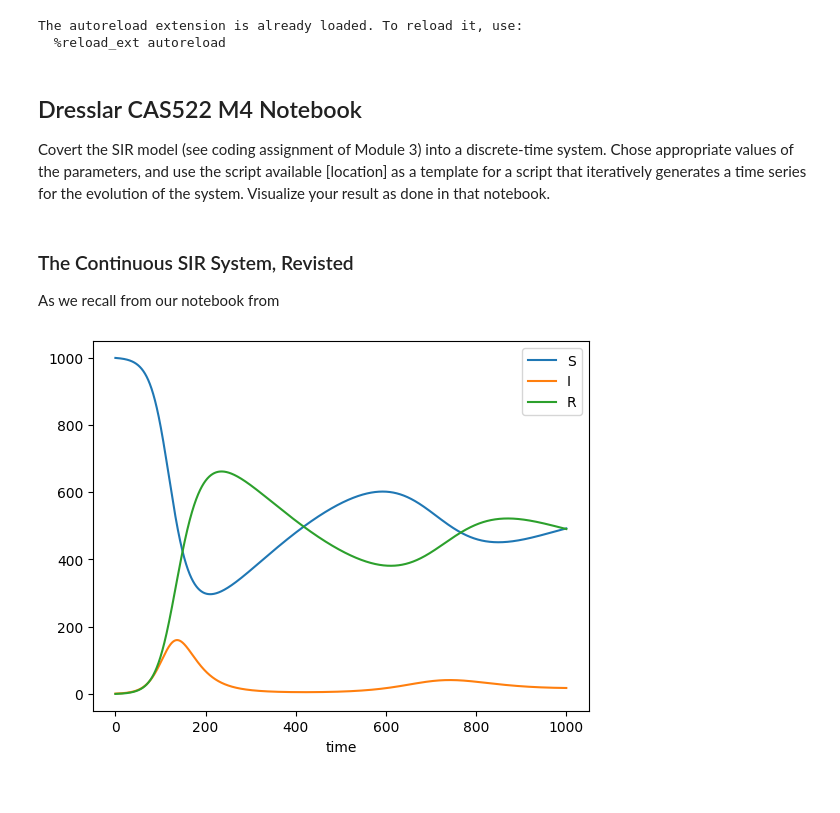
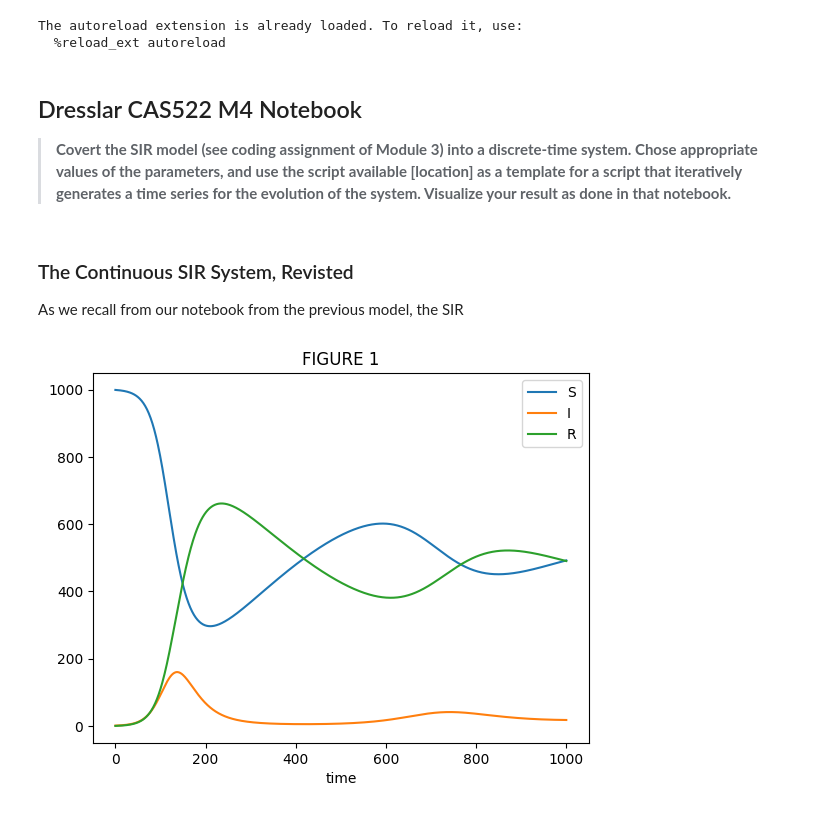
Before and after one commit to peterdresslar/Dresslar_CAS522, a Jupyter notebook: notebooks/Dresslar_CAS522_M4.ipynb, the cells around one changed output. Cells and saved outputs as stored; diff of their text form; code cells hidden in the pictures.

Commit message:
figure 2

```diff
--- a/notebooks/Dresslar_CAS522_M4.ipynb
+++ b/notebooks/Dresslar_CAS522_M4.ipynb
@@ -7,7 +7,7 @@ The autoreload extension is already loaded. To reload it, use:
 # %% [markdown]
 ## Dresslar CAS522 M4 Notebook
 
-Covert the SIR model (see coding assignment of Module 3) into a discrete-time system. Chose appropriate values of the parameters, and use the script available  [location] as a template for a script that iteratively generates a time series for the evolution of the system. Visualize your result as done in that notebook.
+> **Covert the SIR model (see coding assignment of Module 3) into a discrete-time system. Chose appropriate values of the parameters, and use the script available  [location] as a template for a script that iteratively generates a time series for the evolution of the system. Visualize your result as done in that notebook.**
 # %%
 import os
 import sys
@@ -20,34 +22,34 @@ from src.shared import solve_and_plot_continuous_SIR
 # %% [markdown]
 ### The Continuous SIR System, Revisted
 
-As we recall from our notebook from
+As we recall from our notebook from the previous model, the SIR
 # %%
 # starting conditions with population of 1000
 N = 1000
 I0 = 1             # our veritable Typhoid Mary
 S0 = N - I0        # 999
 R0 = 0             # no recovered individuals at the start
 x0 = [S0, I0, R0]
 
 # parameters
 c = 0.0001         # contact rate
 r = 0.05          # recovery rate
 lambda_ = 0.0025    # immunity loss rate (0.00)
 
 # time
-t_max = 1000
+T = 1000
 
 # solve and plot
 x_S, x_I, x_R = solve_and_plot_continuous_SIR(
     x0,
     c,
     r,
     lambda_,
-    t_max,
-    num_points=10000
+    T,
+    plot_title = 'FIGURE 1'
 )
 
 print(f"lambda_ = {lambda_}: \nfinal value of S = {x_S[-1]} \nfinal value of I = {x_I[-1]} \nfinal value of R = {x_R[-1]} ")
 # %% [output]
-[figure, old version]
+[figure, new version]
 lambda_ = 0.0025:
```
Also changed, not shown: parts of 7 cells of this notebook, 1 other file.
